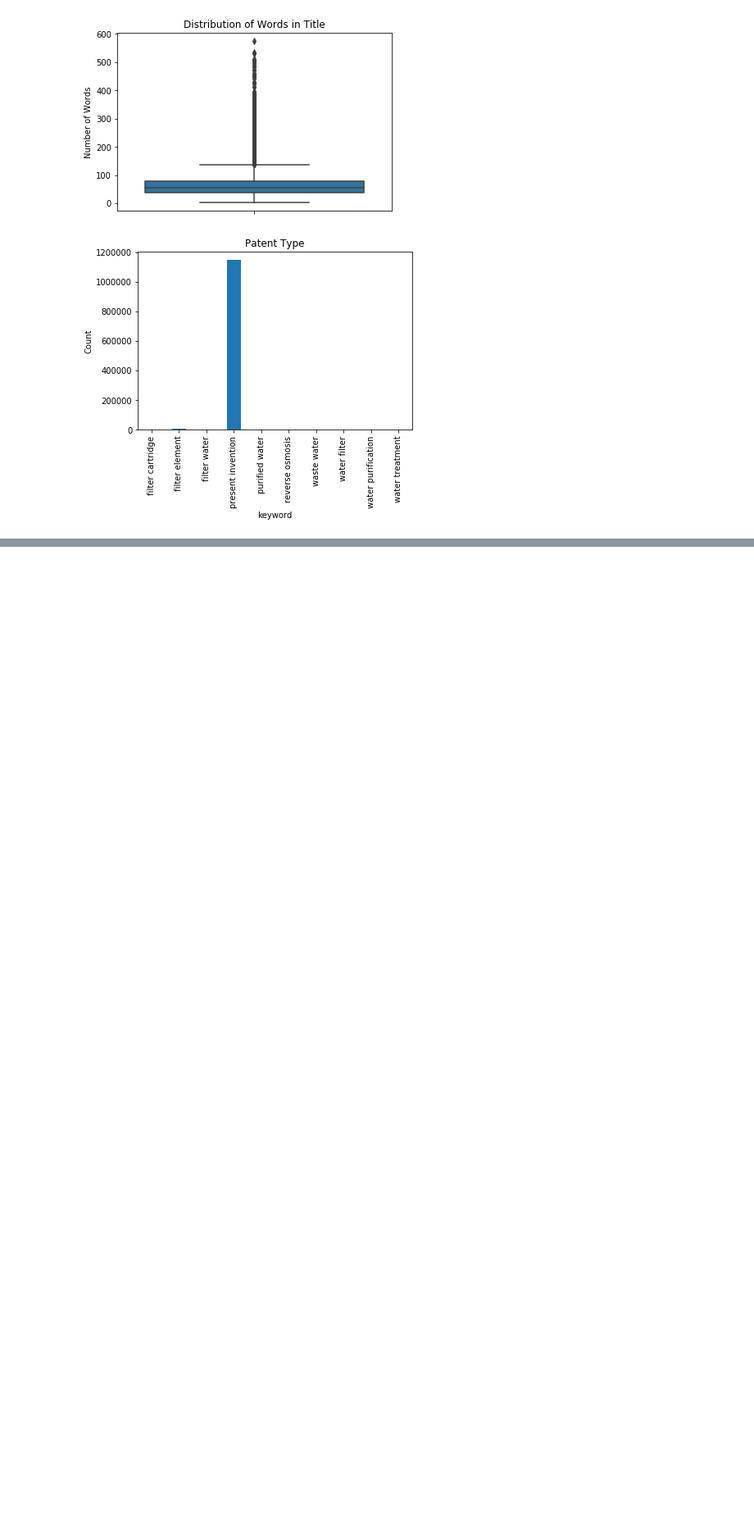
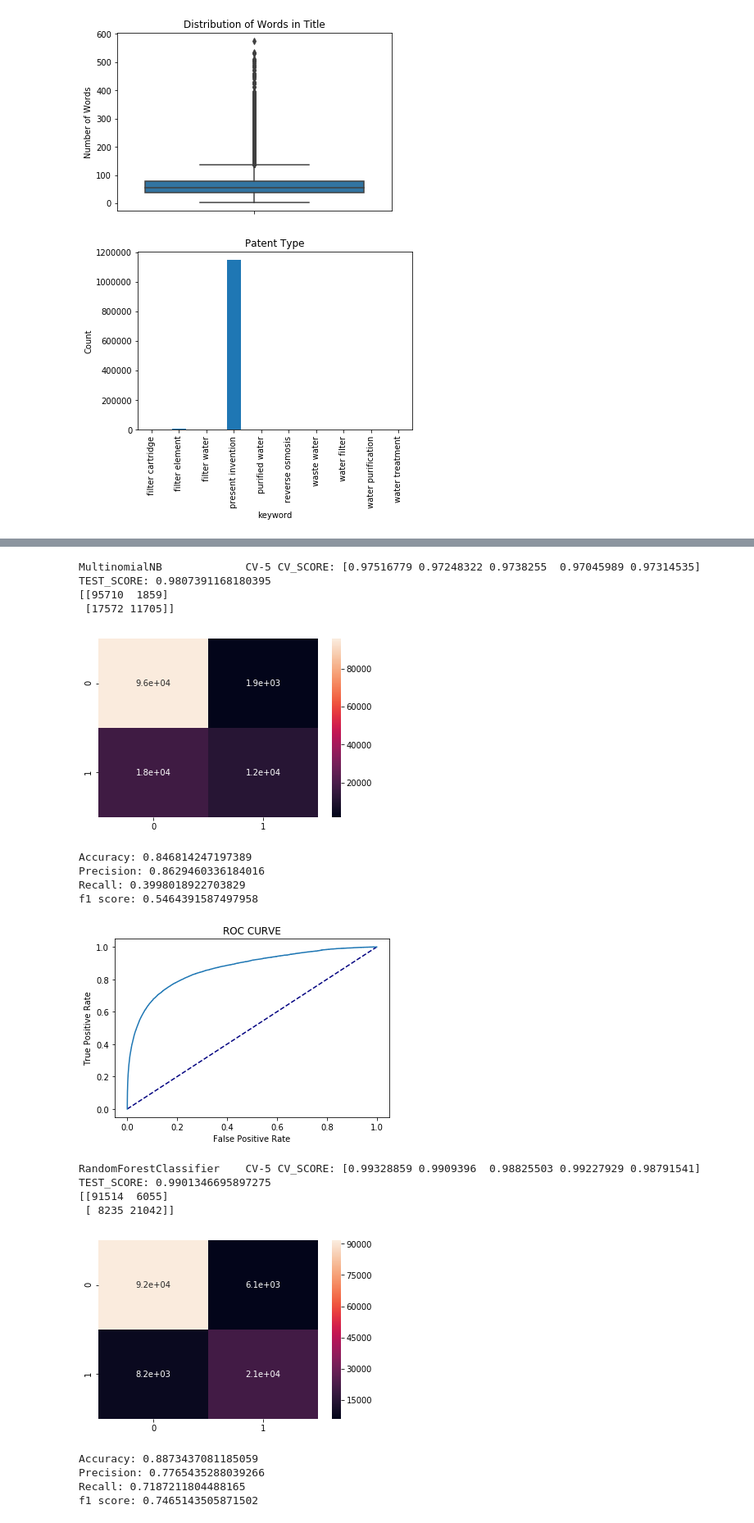
Before and after one commit to happypetewht/springboard, a Jupyter notebook: capstone_project_2/Main.ipynb, the cells around one changed output, grey strips where cells are left out. Shown at 82% size. Cells and saved outputs as stored; diff of their text form; code cells hidden in the pictures; blank space fills up the shorter version.

```diff
--- a/capstone_project_2/Main.ipynb
+++ b/capstone_project_2/Main.ipynb
@@ -159,0 +226,2 @@ df_sub = pd.concat([df_sub, df_other], ignore_index=True)
+# %%
+X_label_tfbi, X_unlabel_tfbi, y_label_tfbi = fe.tfidf(unigram=True)
@@ -159,0 +283,28 @@ df_sub = pd.concat([df_sub, df_other], ignore_index=True)
+# %%
+# The feature is tfidf bigram
+
+for model in models:
+
+  model_tfbi = ML_Model(model, X_label_tfbi, y_label_tfbi)
+
+  model_tfbi.fit()
+
+  model_tfbi.metric(df_sample['target'].values, X_unlabel_tfbi)
+# %% [output]
+MultinomialNB             CV-5 CV_SCORE: [0.97516779 0.97248322 0.9738255  0.97045989 0.97314535]  TEST_SCORE: 0.9807391168180395
+[[95710  1859]
+ [17572 11705]]
+[figure, added]
+Accuracy: 0.846814247197389
+Precision: 0.8629460336184016
+Recall: 0.3998018922703829
+f1 score: 0.5464391587497958
+[figure, added]
+RandomForestClassifier    CV-5 CV_SCORE: [0.99328859 0.9909396  0.98825503 0.99227929 0.98791541]  TEST_SCORE: 0.9901346695897275
+[[91514  6055]
+ [ 8235 21042]]
+[figure, added]
+Accuracy: 0.8873437081185059
+Precision: 0.7765435288039266
+Recall: 0.7187211804488165
+f1 score: 0.7465143505871502
```
Also changed, not shown: parts of 41 cells of this notebook, 1 other file.
